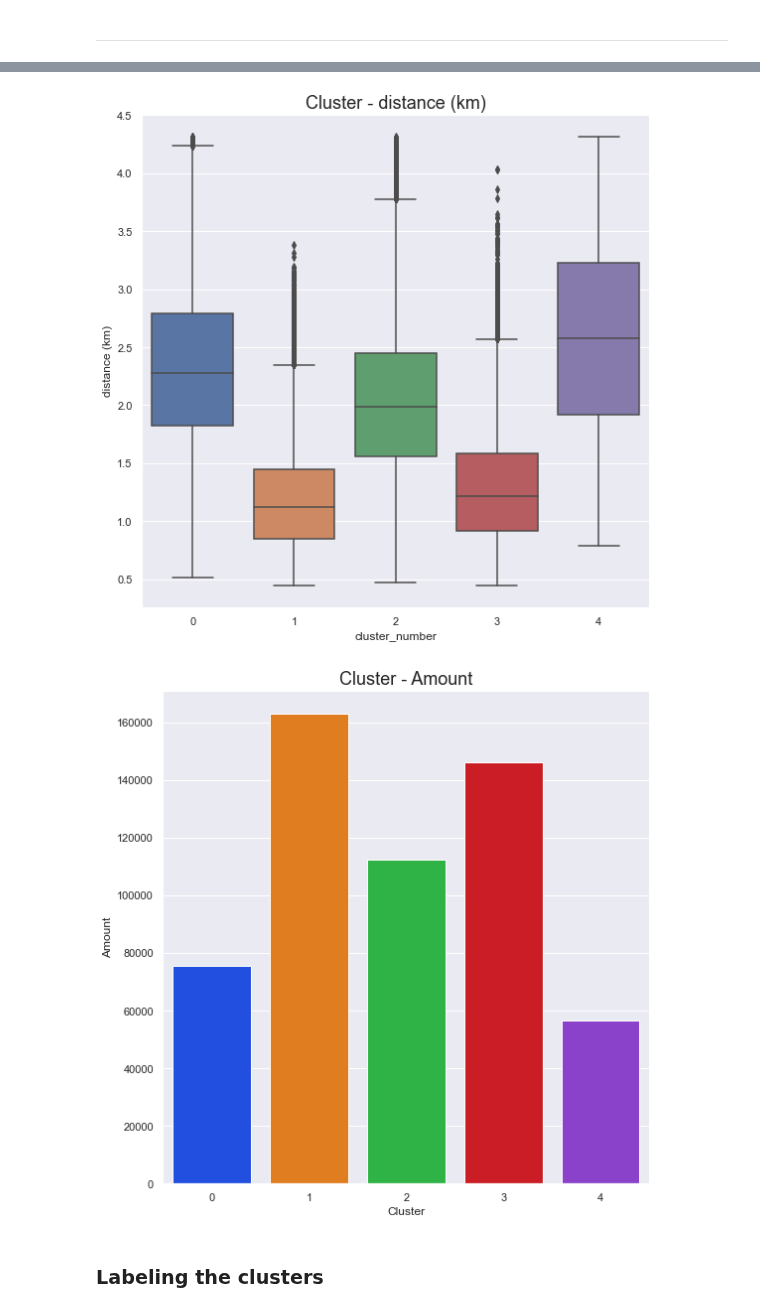
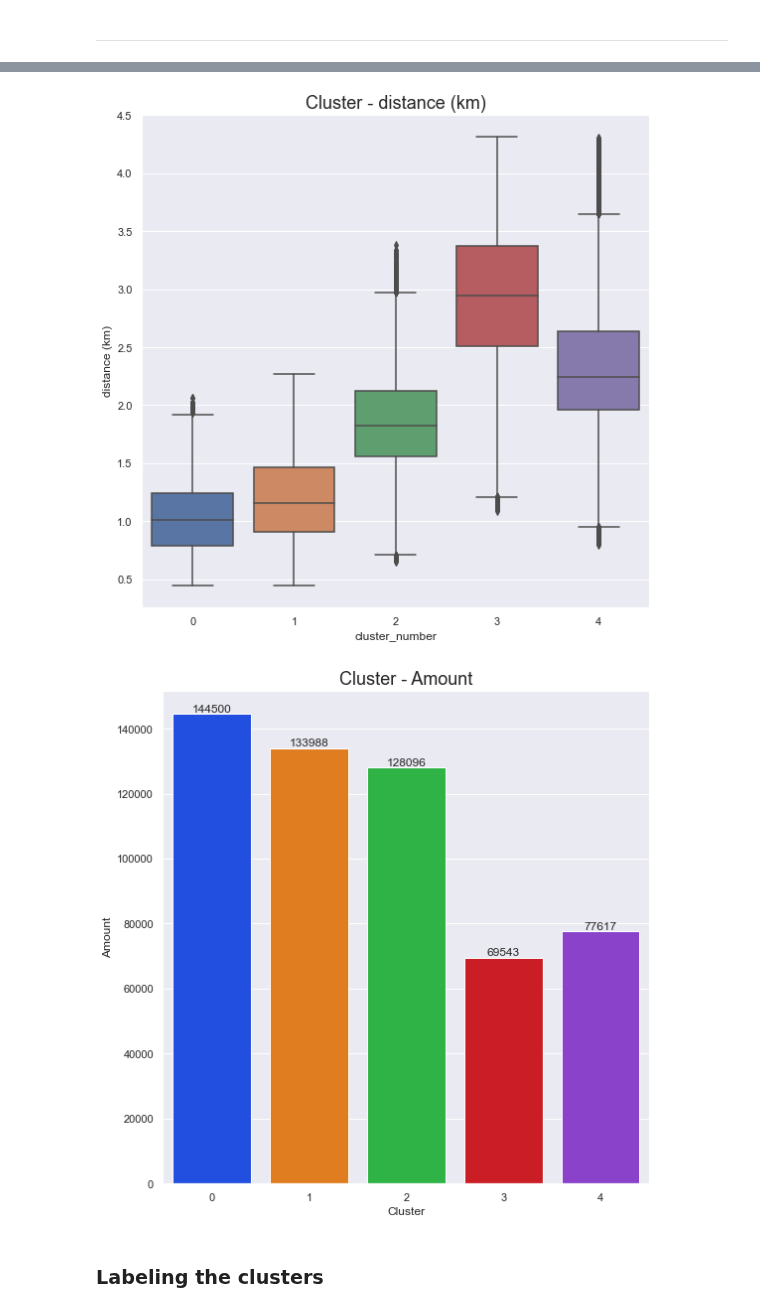
Before and after one commit to Hannah2800/AA_2022_PythonPandas, a Jupyter notebook: Task 3 - Cluster Analysis.ipynb, the cells around one changed output, grey strips where cells are left out. Saved outputs shown, nothing was run; the diff lists cells and outputs as text; code cells hidden in the pictures.

Commit message:
add features to corrmatrix and add sclaing in cluster

```diff
--- a/Task 3 - Cluster Analysis.ipynb
+++ b/Task 3 - Cluster Analysis.ipynb
@@ -122,7 +122,7 @@ losses = []
 
 for k in range(20):
     model = KMeans(n_clusters=k+1,n_init=1)
-    model.fit(dfPhiladelphia_clu)
+    model.fit(X_scaled_df)
     clusters.append(k+1)
     losses.append(model.inertia_)
 # %%
@@ -147,11 +147,11 @@ By using the elbow method we see, that the, so called 'elbow' lies at three. But
 # %%
 kmean = KMeans(n_clusters=5,init='k-means++', random_state=42)
 # %%
-kmean.fit(dfPhiladelphia_clu)
+kmean.fit(X_scaled_df)
 # %% [output]
 KMeans(n_clusters=5, random_state=42)
 # %%
-Clusters = kmean.predict(dfPhiladelphia_clu)
+Clusters = kmean.predict(X_scaled_df)
 # %%
 # creating a column for the calculated clusters
 
@@ -224,15 +224,18 @@ fig = plt.figure(figsize=(8, 8))
 sns.boxplot(y=dfPhiladelphia_clu["distance (km)"], x = dfPhiladelphia_clu['cluster_number']).set_title("Cluster - distance (km)").set_fontsize('18')
 plt.tight_layout()
 # %% [output]
-[figure, old version]
+[figure, new version]
 # %%
 fig = plt.figure(figsize=(8, 8))
 ax = sns.countplot(x="cluster_number", data=dfPhiladelphia_clu, palette="bright")
 ax.set_xlabel("Cluster")
 ax.set_ylabel("Amount")
 ax.set_title('Cluster - Amount',fontsize=18)
 fig.tight_layout()
+
+for container in ax.containers:
+    ax.bar_label(container)
 # %% [output]
-[figure, old version]
+[figure, new version]
 # %%
 #d = {'clusters': [0, 1, 2, 3, 4],
```
Also changed, not shown: parts of 9 cells of this notebook, 1 other file.
